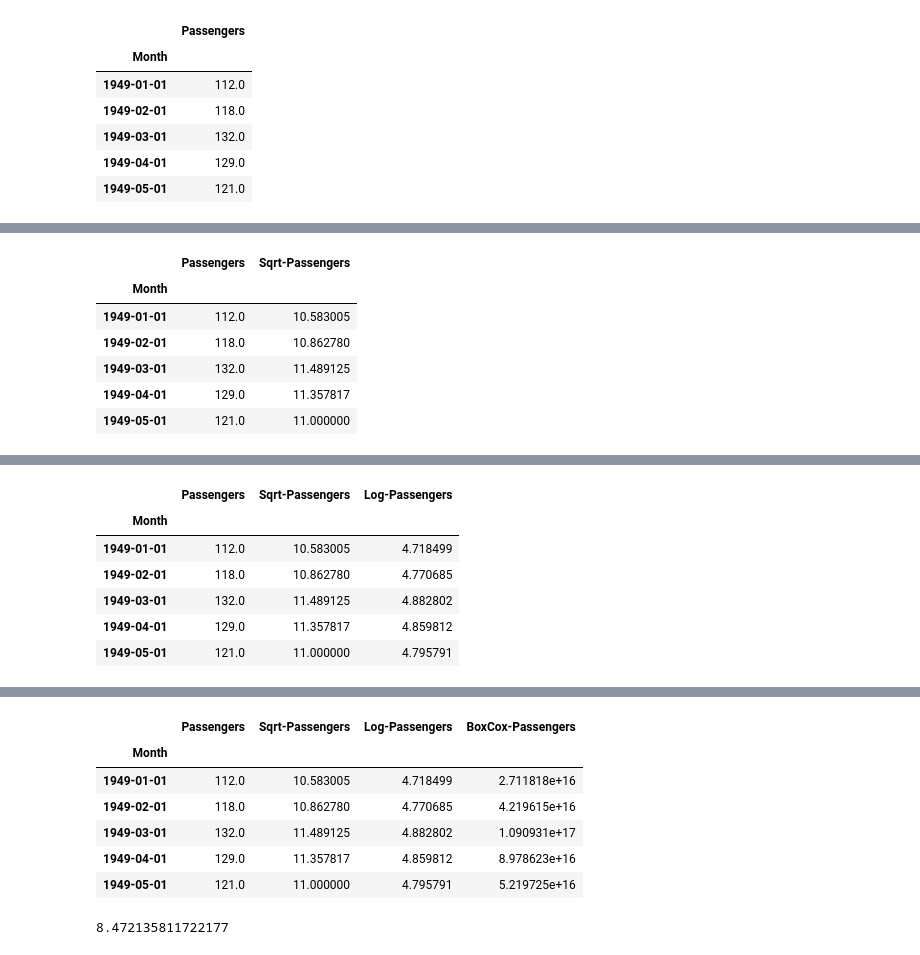
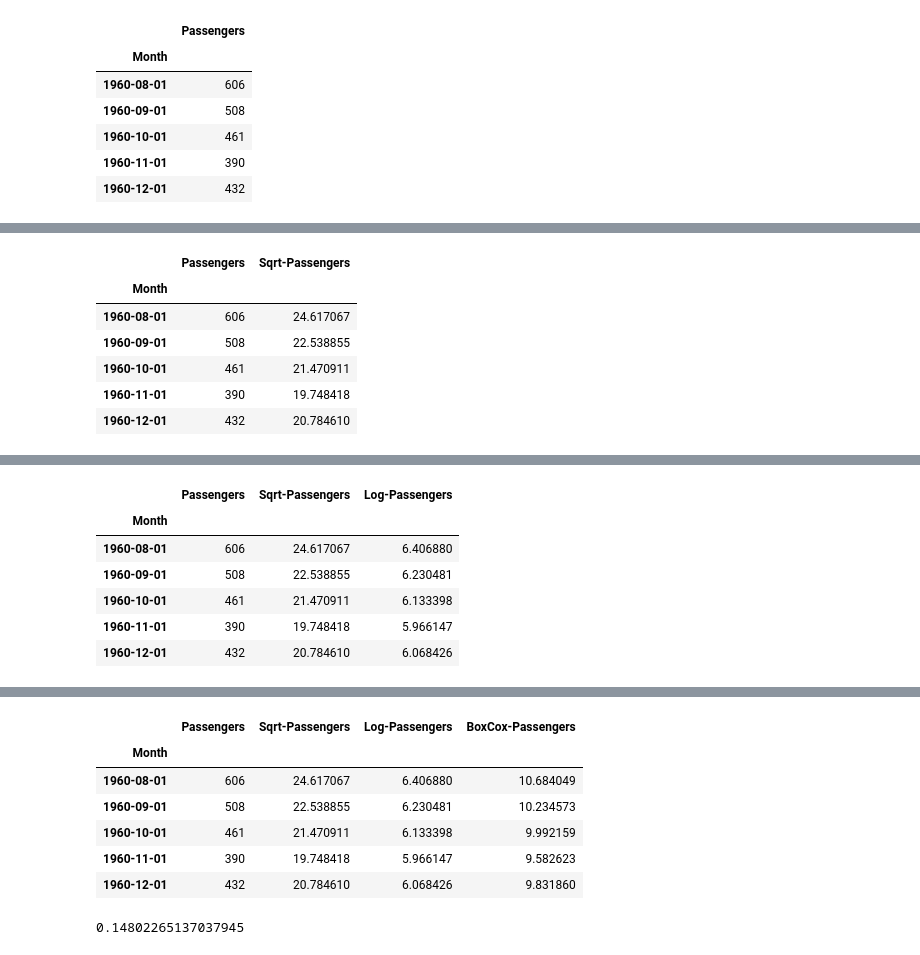
Before and after one commit to bankehsaz/Box-Cox-Airline-Passengers, a Jupyter notebook: Box_Cox_Airline_Passengers.ipynb, the cells around one changed output, grey strips where cells are left out. Cells and saved outputs as stored; diff of their text form; code cells hidden in the pictures.

```diff
--- a/Box_Cox_Airline_Passengers.ipynb
+++ b/Box_Cox_Airline_Passengers.ipynb
@@ -8,16 +8,16 @@ import plotly.express as px
 from scipy.stats import boxcox
 # %%
 # getting data from csv file
-df = pd.read_csv('international-airline-passengers.csv', index_col='Month', parse_dates=True)
-df.head()
+df = pd.read_csv('/content/drive/MyDrive/Colab Notebooks/international-airline-passengers.csv', index_col='Month', parse_dates=True)
+df.tail()
 # %% [output]
 |  | Passengers |
 | Month |  |
-| 1949-01-01 | 112.0 |
-| 1949-02-01 | 118.0 |
-| 1949-03-01 | 132.0 |
-| 1949-04-01 | 129.0 |
-| 1949-05-01 | 121.0 |
+| 1960-08-01 | 606 |
+| 1960-09-01 | 508 |
+| 1960-10-01 | 461 |
+| 1960-11-01 | 390 |
+| 1960-12-01 | 432 |
 # %%
 # plotting the number of passengers in international-airline-passengers data set
 px.line(df, x=df.index, y='Passengers')
@@ -26,15 +26,15 @@ px.line(df, x=df.index, y='Passengers')
 # %%
 # Sqrt Transformation
 df['Sqrt-Passengers'] = np.sqrt(df['Passengers'])
-df.head()
+df.tail()
 # %% [output]
 |  | Passengers | Sqrt-Passengers |
 | Month |  |  |
-| 1949-01-01 | 112.0 | 10.583005 |
-| 1949-02-01 | 118.0 | 10.862780 |
-| 1949-03-01 | 132.0 | 11.489125 |
-| 1949-04-01 | 129.0 | 11.357817 |
-| 1949-05-01 | 121.0 | 11.000000 |
+| 1960-08-01 | 606 | 24.617067 |
+| 1960-09-01 | 508 | 22.538855 |
+| 1960-10-01 | 461 | 21.470911 |
+| 1960-11-01 | 390 | 19.748418 |
+| 1960-12-01 | 432 | 20.784610 |
 # %%
 # plotting the Sqrt-Passengers in international-airline-passengers data set
 px.line(df, x=df.index, y='Sqrt-Passengers')
@@ -43,15 +43,15 @@ px.line(df, x=df.index, y='Sqrt-Passengers')
 # %%
 # Log Transformation
 df['Log-Passengers'] = np.log(df['Passengers'])
-df.head()
+df.tail()
 # %% [output]
 |  | Passengers | Sqrt-Passengers | Log-Passengers |
 | Month |  |  |  |
-| 1949-01-01 | 112.0 | 10.583005 | 4.718499 |
-| 1949-02-01 | 118.0 | 10.862780 | 4.770685 |
-| 1949-03-01 | 132.0 | 11.489125 | 4.882802 |
-| 1949-04-01 | 129.0 | 11.357817 | 4.859812 |
-| 1949-05-01 | 121.0 | 11.000000 | 4.795791 |
+| 1960-08-01 | 606 | 24.617067 | 6.406880 |
+| 1960-09-01 | 508 | 22.538855 | 6.230481 |
+| 1960-10-01 | 461 | 21.470911 | 6.133398 |
+| 1960-11-01 | 390 | 19.748418 | 5.966147 |
+| 1960-12-01 | 432 | 20.784610 | 6.068426 |
 # %%
 # plotting the Log-Passengers in international-airline-passengers data set
 px.line(df, x=df.index, y='Log-Passengers')
@@ -60,21 +60,21 @@ px.line(df, x=df.index, y='Log-Passengers')
 # %%
 # Box-Cox Transformation
 data, lam = boxcox(df['Passengers'])
 df['BoxCox-Passengers'] = data
-df.head()
+df.tail()
 # %% [output]
 |  | Passengers | Sqrt-Passengers | Log-Passengers | BoxCox-Passengers |
 | Month |  |  |  |  |
-| 1949-01-01 | 112.0 | 10.583005 | 4.718499 | 2.711818e+16 |
-| 1949-02-01 | 118.0 | 10.862780 | 4.770685 | 4.219615e+16 |
-| 1949-03-01 | 132.0 | 11.489125 | 4.882802 | 1.090931e+17 |
-| 1949-04-01 | 129.0 | 11.357817 | 4.859812 | 8.978623e+16 |
-| 1949-05-01 | 121.0 | 11.000000 | 4.795791 | 5.219725e+16 |
+| 1960-08-01 | 606 | 24.617067 | 6.406880 | 10.684049 |
+| 1960-09-01 | 508 | 22.538855 | 6.230481 | 10.234573 |
+| 1960-10-01 | 461 | 21.470911 | 6.133398 | 9.992159 |
+| 1960-11-01 | 390 | 19.748418 | 5.966147 | 9.582623 |
+| 1960-12-01 | 432 | 20.784610 | 6.068426 | 9.831860 |
 # %%
 # show lambda
 lam
 # %% [output]
-8.472135811722177
+0.14802265137037945
 # %%
 # plotting the BoxCox-Passengers in international-airline-passengers data set
 px.line(df, x=df.index, y='BoxCox-Passengers')
```
